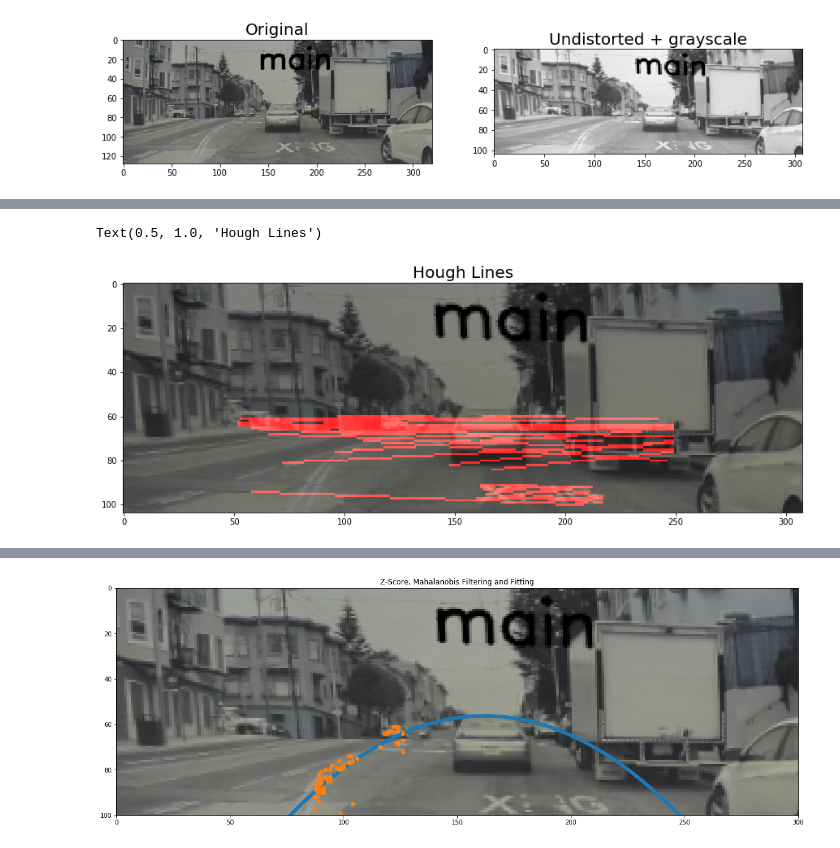
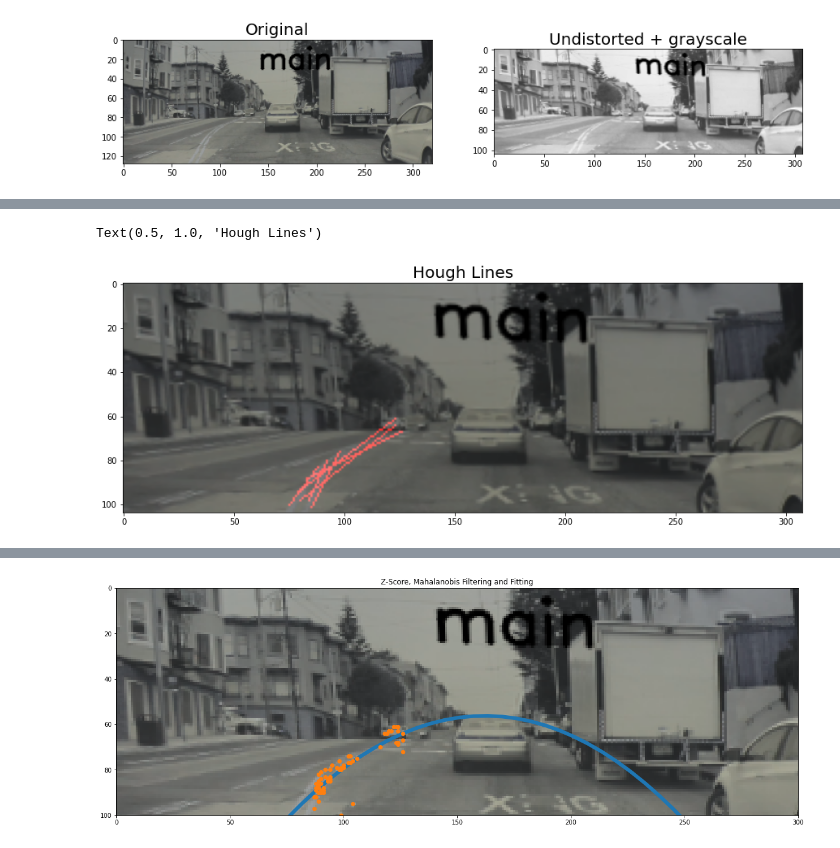
Before and after one commit to BOrmond/C106A_Final_Project, a Jupyter notebook: Image_Processing.ipynb, the cells around one changed output, grey strips where cells are left out. Cells and saved outputs as stored; diff of their text form; code cells hidden in the pictures.

```diff
--- a/Image_Processing.ipynb
+++ b/Image_Processing.ipynb
@@ -115,25 +141,25 @@ Text(0.5, 1.0, 'Binary for Sobel filter, filtered for region of interest')
 # %%
 # (Unsuccesful) Hough Lines. Why? These lines are always linear, for one
 # https://docs.opencv.org/3.4/dd/d1a/group__imgproc__feature.html#ga8618180a5948286384e3b7ca02f6feeb
 
 #create empty image
 line_image = np.copy(undist) * 0
 
 # Hough Lines, rho=1 and threshold=1
-lines = cv.HoughLinesP(binary, 1, np.pi/180, 25, np.array([]), minLineLength=30, maxLineGap=50)
+lines = cv.HoughLinesP(mask, 1, np.pi/180, 10, np.array([]), minLineLength=10, maxLineGap=50)
 
 # Add hough lines to canvas (each line is made up of two endpoints, x1, y1  and x2, y2)
 for line in lines:
     for x1, y1, x2, y2 in line:
         pts = np.array([[x1, y1 ], [x2, y2]], np.int32)
         cv.polylines(line_image, [pts], True, (255,0,0))
 
 # Add the canvas w/ lines to the undistorted image and plot
 lines_edges = cv.addWeighted(undist, 0.8, line_image, 1, 0)
 
 plt.figure(figsize=(15, 12))
 plt.imshow(lines_edges)
 plt.title("Hough Lines", fontsize=20)
 # %% [output]
 Text(0.5, 1.0, 'Hough Lines')
-[figure, old version]
+[figure, new version]
```
Also changed, not shown: parts of 8 cells of this notebook, 2 other files.
